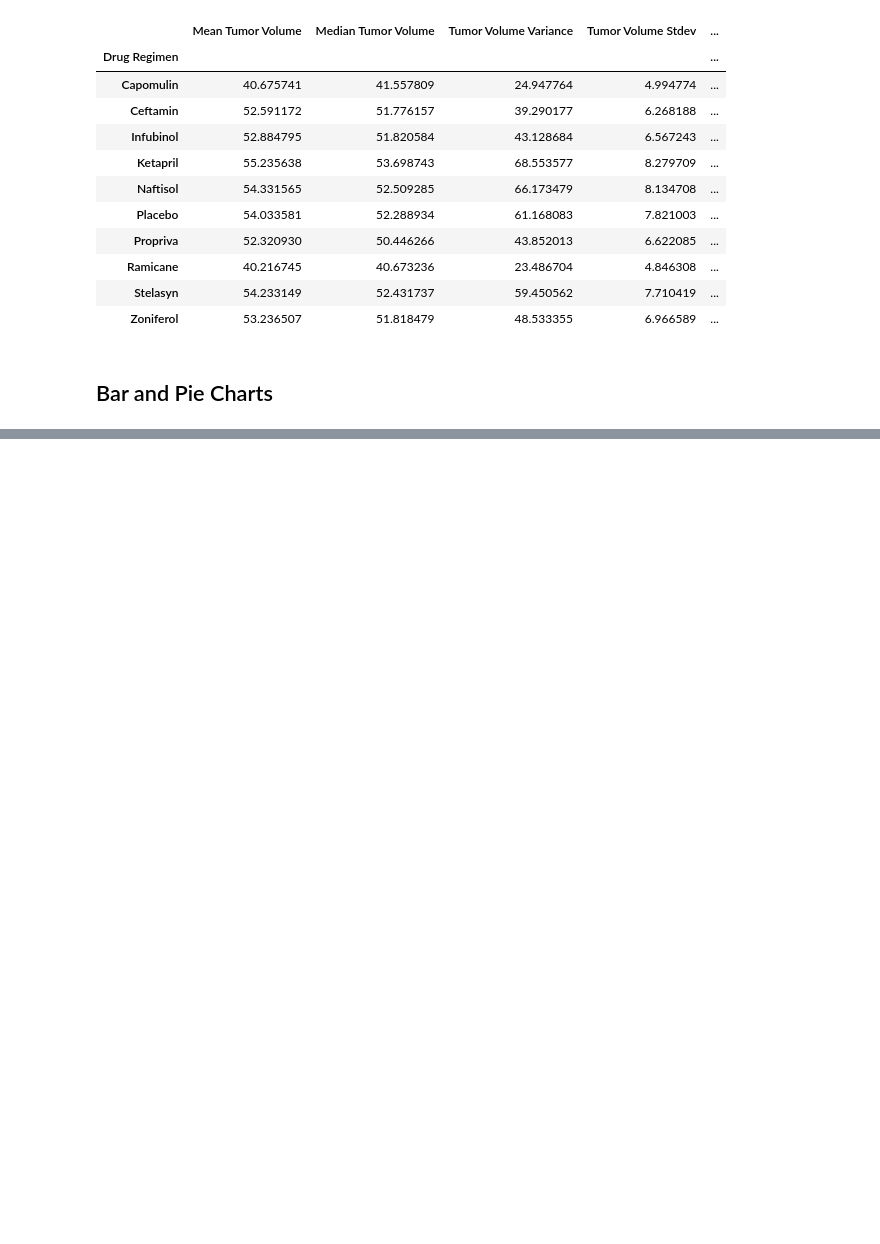
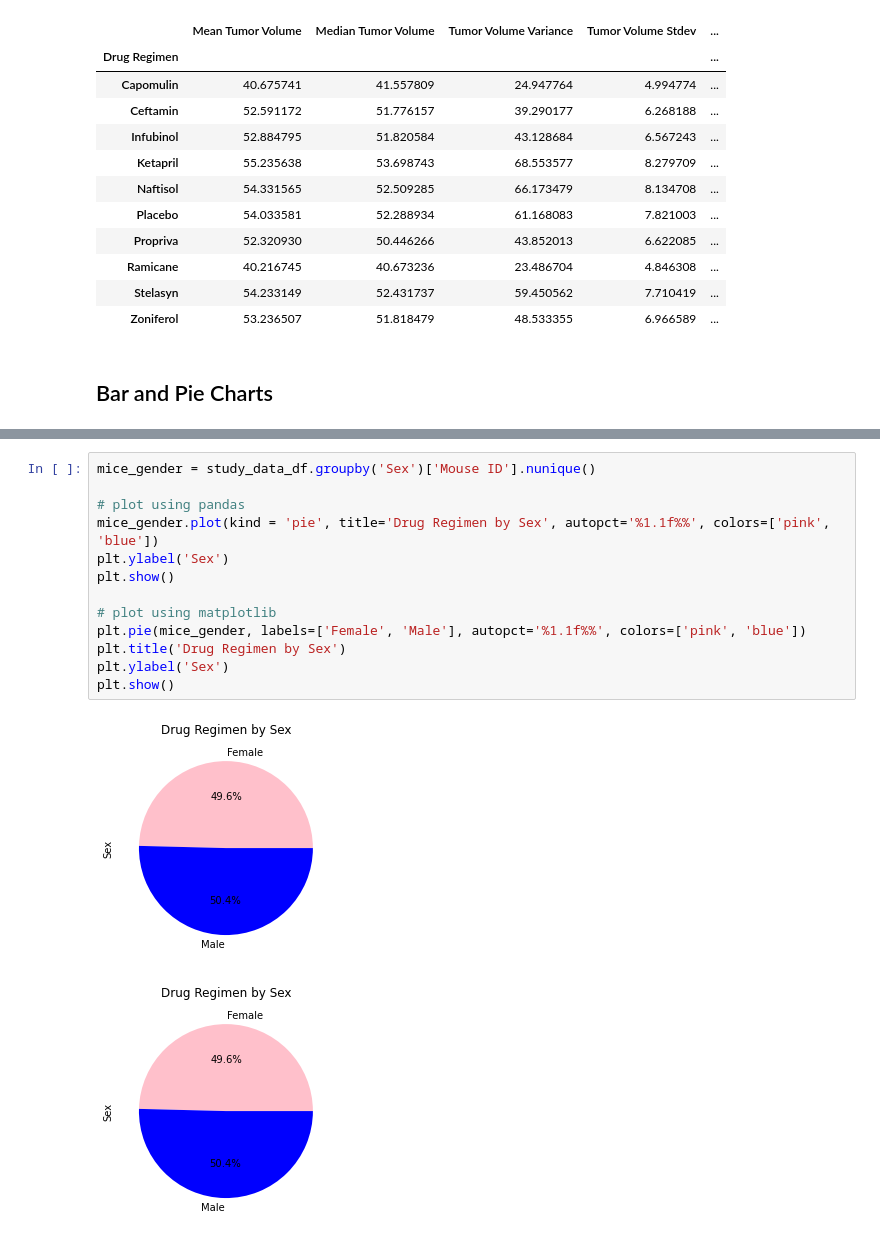
Before and after one commit to nconnel4/matplotlib-challenge, a Jupyter notebook: notebooks/pymaceuticals.ipynb, the cells around one changed output, grey strips where cells are left out. Saved outputs shown, nothing was run; the diff lists cells and outputs as text; blank space fills up the shorter version.

```diff
--- a/notebooks/pymaceuticals.ipynb
+++ b/notebooks/pymaceuticals.ipynb
@@ -81,0 +91,16 @@ plt.show()
+# %%
+mice_gender = study_data_df.groupby('Sex')['Mouse ID'].nunique()
+
+# plot using pandas
+mice_gender.plot(kind = 'pie', title='Drug Regimen by Sex', autopct='%1.1f%%', colors=['pink', 'blue'])
+plt.ylabel('Sex')
+plt.show()
+
+# plot using matplotlib
+plt.pie(mice_gender, labels=['Female', 'Male'], autopct='%1.1f%%', colors=['pink', 'blue'])
+plt.title('Drug Regimen by Sex')
+plt.ylabel('Sex')
+plt.show()
+# %% [output]
+[figure, added]
+[figure, added]
```
Also changed, not shown: parts of 1 cell of this notebook.
